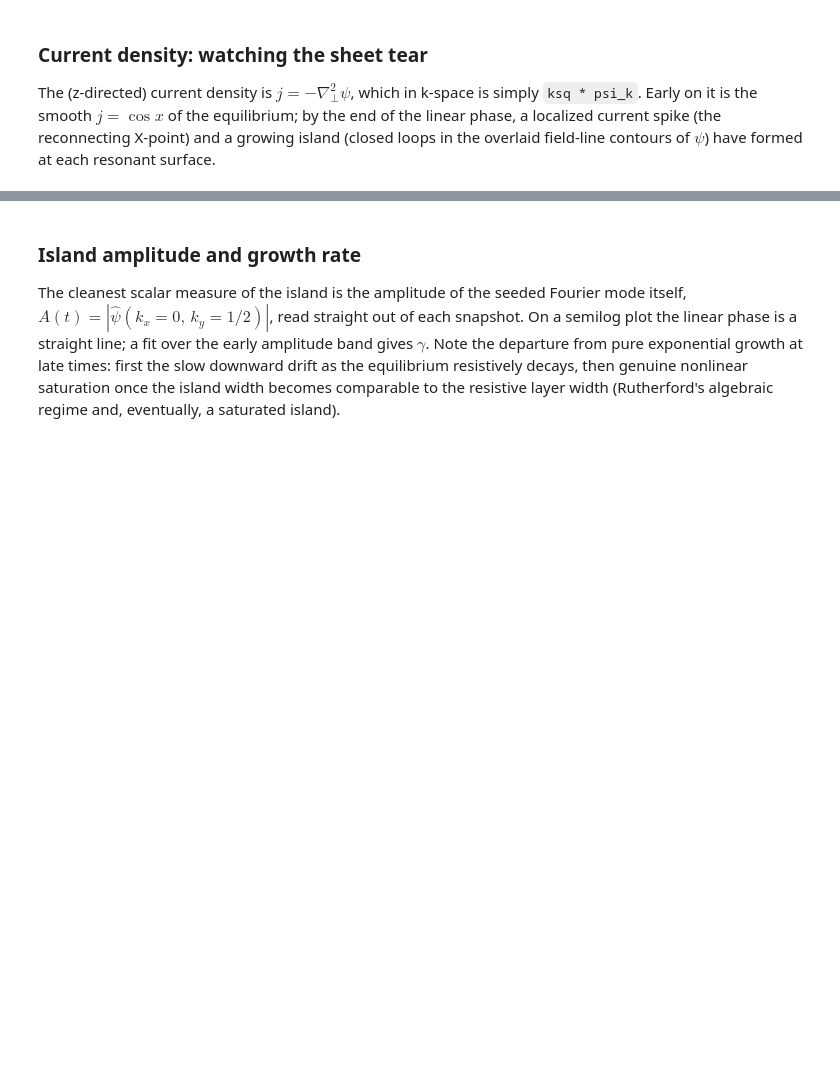
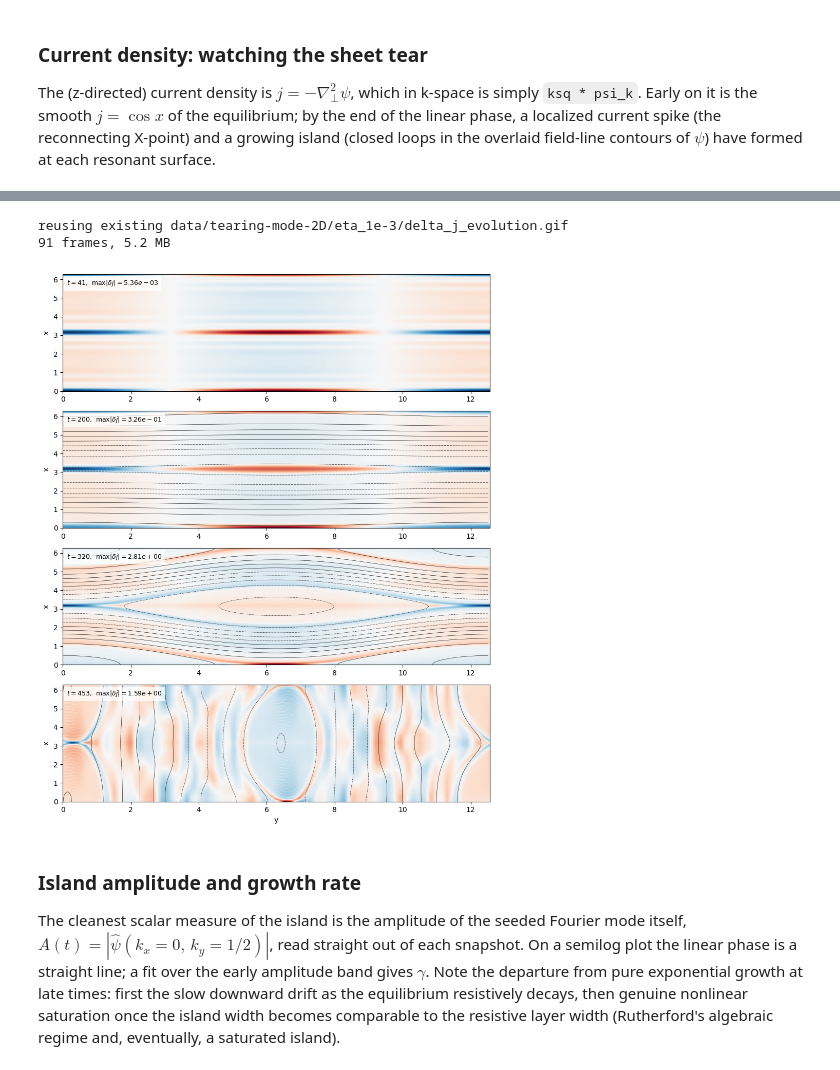
Before and after one commit to alfredmallet/jax-rmhd, a Jupyter notebook: examples/tearing-mode-2D.ipynb, the cells around one changed output, grey strips where cells are left out. Drawn from its saved outputs; the diff is of its cells as text; code cells hidden in the pictures; blank space fills up the shorter version.

```diff
--- a/examples/tearing-mode-2D.ipynb
+++ b/examples/tearing-mode-2D.ipynb
@@ -195,3 +194,74 @@ plt.tight_layout()
+# %%
+import os
+import matplotlib.animation as manim
+
+gif_path = os.path.join(path_f, "delta_j_evolution.gif")
+stride = int(np.ceil(len(steps_f) / 100.0))        #keep the GIF to <= 100 frames
+frame_steps = list(steps_f[::stride])
+if frame_steps[-1] != steps_f[-1]:
+    frame_steps.append(steps_f[-1])
+
+ksq_np = np.asarray(kgrid_f.ksq)
+
+def load_delta_j(istep):
+    #perturbation current density: zero the ky=0 column (rfft2 layout: ky=0 is
+    #index 0 of the last axis) -- that column IS the decaying equilibrium
+    snap = sn.load_snapshot(istep, path_f, params_f)
+    psik = np.array(snap.fields[1, 0])
+    psik_pert = psik.copy()
+    psik_pert[:, 0] = 0.0
+    dj = np.asarray(ft.irfft2(ksq_np * psik_pert))
+    psi = np.asarray(ft.irfft2(psik))
+    return float(snap.t), dj, psi
+
+if os.path.exists(gif_path):
+    print(f"reusing existing {gif_path}")
+else:
+    fig, ax = plt.subplots(figsize=(8.0, 4.2), dpi=80)
+    _, dj0, _ = load_delta_j(frame_steps[0])
+    im = ax.imshow(dj0 / np.abs(dj0).max(), origin="lower",
+                   extent=(0, float(Ly), 0, float(Lx)), cmap="RdBu_r",
+                   aspect="auto", vmin=-1.0, vmax=1.0)
+    label = ax.text(0.01, 0.97, "", transform=ax.transAxes, va="top", fontsize=9,
+                    bbox=dict(facecolor="w", alpha=0.75, edgecolor="none"))
+    ax.set_xlabel("y"); ax.set_ylabel("x")
+    contours = []
+    def update(fi):
+        t, dj, psi = load_delta_j(frame_steps[fi])
+        mx = float(np.abs(dj).max())
+        im.set_data(dj / mx)
+        label.set_text(rf"$t = {t:.0f}$    max$|\delta j| = {mx:.2e}$")
+        while contours:
+            contours.pop().remove()
+        if mx > 0.05:      #island macroscopic: overlay total-psi field lines
+            contours.append(ax.contour(y, x, psi, levels=10, colors="k",
+                                       linewidths=0.4))
+        return [im, label]
+    anim = manim.FuncAnimation(fig, update, frames=len(frame_steps))
+    anim.save(gif_path, writer=manim.PillowWriter(fps=12))
+    plt.close(fig)
+    print(f"wrote {gif_path}")
+print(f"{len(frame_steps)} frames, {os.path.getsize(gif_path)/1e6:.1f} MB")
+
+#representative stills: eigenfunction -> late linear -> early nonlinear -> saturated
+fig, axes = plt.subplots(4, 1, figsize=(9, 11))
+for ax, tpick in zip(axes, [40.0, 200.0, 320.0, float(ts_f[-1])]):
+    t, dj, psi = load_delta_j(steps_f[int(np.argmin(np.abs(ts_f - tpick)))])
+    mx = float(np.abs(dj).max())
+    ax.imshow(dj / mx, origin="lower", extent=(0, float(Ly), 0, float(Lx)),
+              cmap="RdBu_r", aspect="auto", vmin=-1.0, vmax=1.0)
+    if mx > 0.05:
+        ax.contour(y, x, psi, levels=10, colors="k", linewidths=0.4)
+    ax.text(0.01, 0.96, rf"$t = {t:.0f}$,  max$|\delta j| = {mx:.2e}$",
+            transform=ax.transAxes, va="top", fontsize=9,
+            bbox=dict(facecolor="w", alpha=0.75, edgecolor="none"))
+    ax.set_ylabel("x")
+axes[-1].set_xlabel("y")
+plt.tight_layout()
+# %% [output]
+reusing existing data/tearing-mode-2D/eta_1e-3/delta_j_evolution.gif
+91 frames, 5.2 MB
+[figure, added]
 # %% [markdown]
 ### Island amplitude and growth rate
 
```
Also changed, not shown: parts of 11 cells of this notebook, 42 other files.
